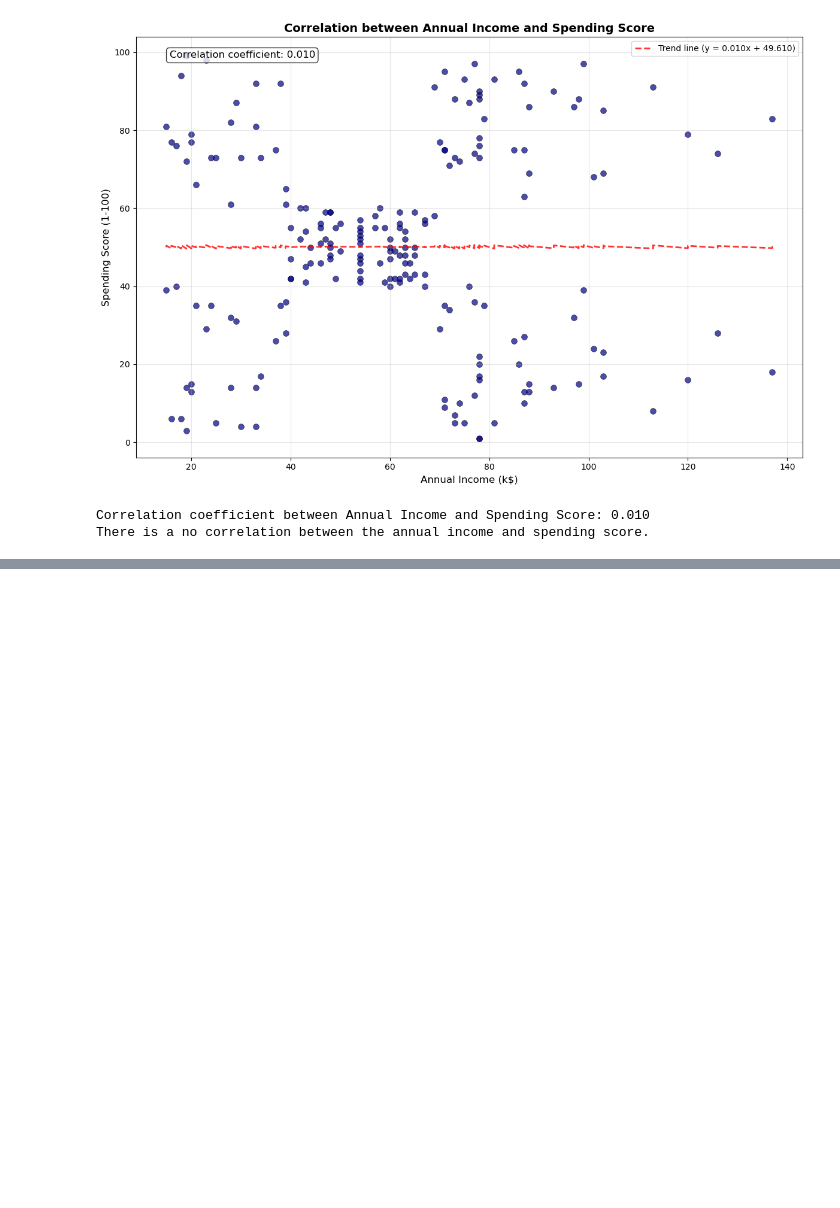
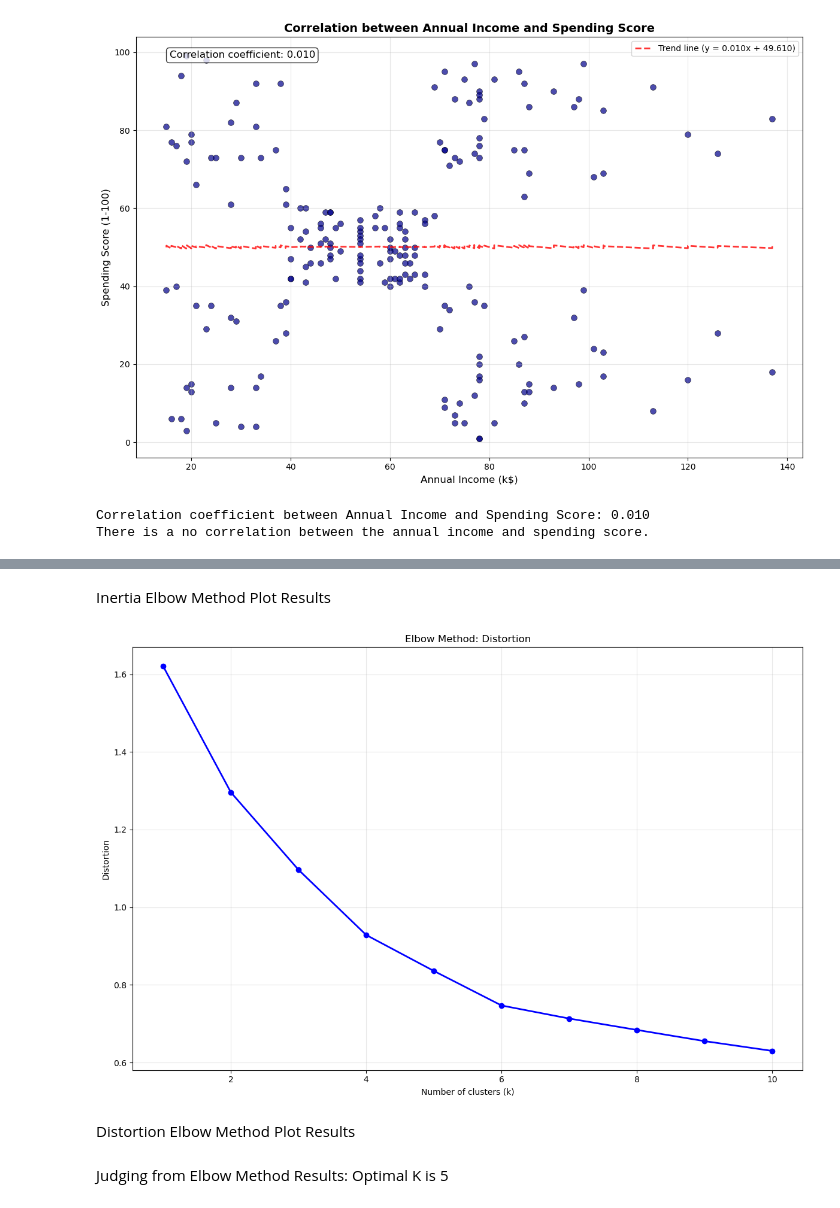
Before and after one commit to CedricBaaklini/Machine-Learning-Project, a Jupyter notebook: Project 1/ElbowMethod.ipynb, the cells around one changed output, grey strips where cells are left out. Cells and saved outputs as stored; diff of their text form; code cells hidden in the pictures; blank space fills up the shorter version.

```diff
--- a/Project 1/ElbowMethod.ipynb
+++ b/Project 1/ElbowMethod.ipynb
@@ -256,0 +297,17 @@ There is a no correlation between the annual income and spending score.
+# %% [markdown]
+Inertia Elbow Method Plot Results
+# %%
+plt.figure(figsize=(12, 8))
+plt.plot(K, distortion, 'bo-', linewidth=2)
+plt.xlabel('Number of clusters (k)')
+plt.ylabel('Distortion')
+plt.title('Elbow Method: Distortion')
+plt.grid(True, alpha=0.3)
+plt.tight_layout()
+plt.show()
+# %% [output]
+[figure, added]
+# %% [markdown]
+Distortion Elbow Method Plot Results
+# %% [markdown]
+Judging from Elbow Method Results: Optimal K is 5
```
Also changed, not shown: parts of 6 cells of this notebook.
